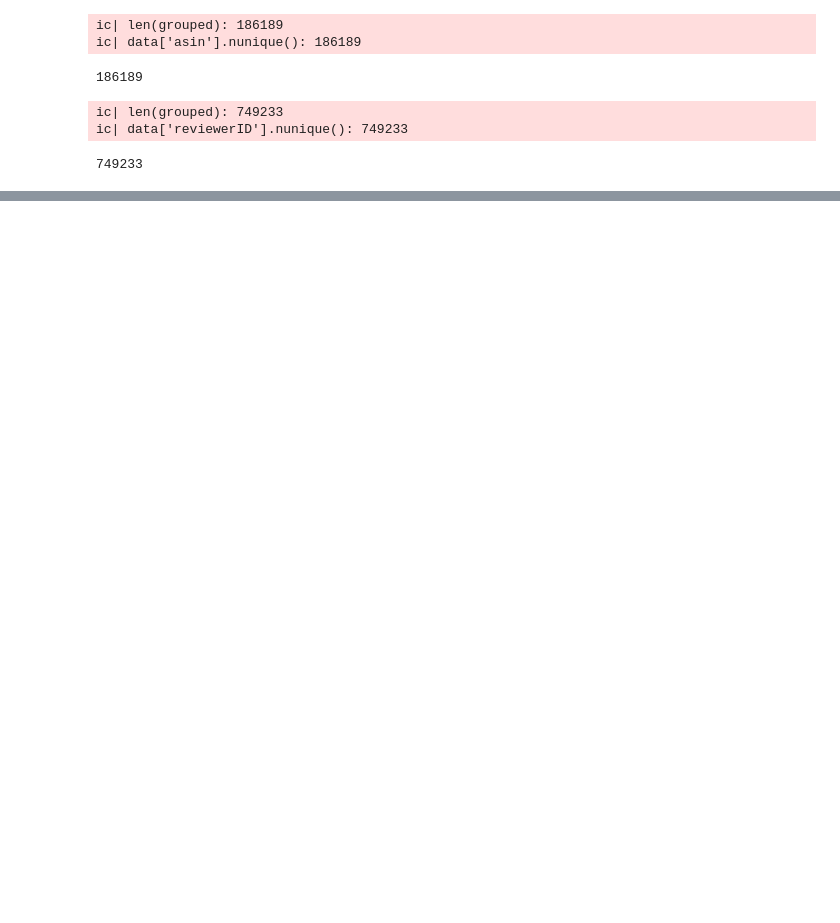
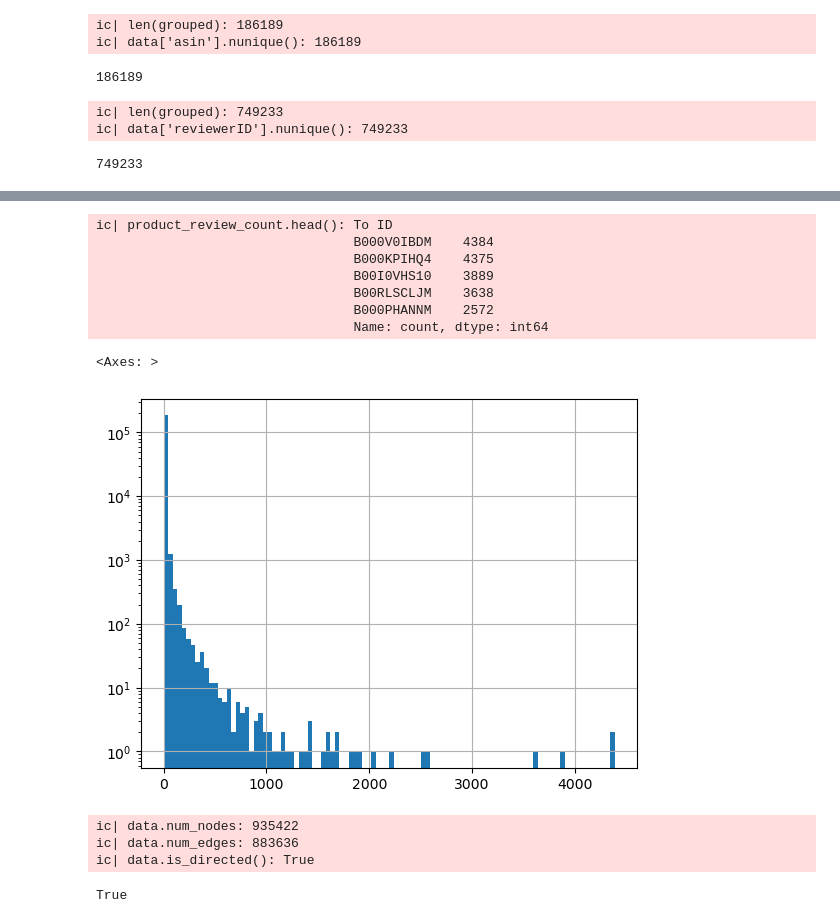
Before and after one commit to Sager611/TabGT, a Jupyter notebook: data/amazon-review-v2.ipynb, the cells around one changed output, grey strips where cells are left out. Cells and saved outputs as stored; diff of their text form; code cells hidden in the pictures; blank space fills up the shorter version.

```diff
--- a/data/amazon-review-v2.ipynb
+++ b/data/amazon-review-v2.ipynb
@@ -110,0 +160,42 @@ ic| len(data): 883636
+# %%
+# histogram of the number of reviews per product
+product_review_count = preprocessed_data['To ID'].value_counts()
+ic(product_review_count.head())
+# depict the histogram in log scale
+product_review_count.hist(bins=100, log=True)
+# %% [output]
+ic| product_review_count.head(): To ID
+                                 B000V0IBDM    4384
+                                 B000KPIHQ4    4375
+                                 B00I0VHS10    3889
+                                 B00RLSCLJM    3638
+                                 B000PHANNM    2572
+                                 Name: count, dtype: int64
+<Axes: >
+[figure, added]
+# %%
+import torch
+from torch_geometric.data import Data
+
+# create node mapping for reviewerID and asin
+node_mapping = {}
+edges = []
+for reviewer, product in edge_index.values:
+    if reviewer not in node_mapping:
+        node_mapping[reviewer] = len(node_mapping)
+    if product not in node_mapping:
+        node_mapping[product] = len(node_mapping)
+    edges.append([node_mapping[reviewer], node_mapping[product]])
+
+# Convert edge_index to PyTorch tensor
+edge_index_tensor = torch.tensor(edges, dtype=torch.long).t().contiguous()
+
+data = Data(edge_index=edge_index_tensor)
+ic(data.num_nodes)
+ic(data.num_edges)
+ic(data.is_directed())
+# %% [output]
+ic| data.num_nodes: 935422
+ic| data.num_edges: 883636
+ic| data.is_directed(): True
+True
```
Also changed, not shown: parts of 5 cells of this notebook.
